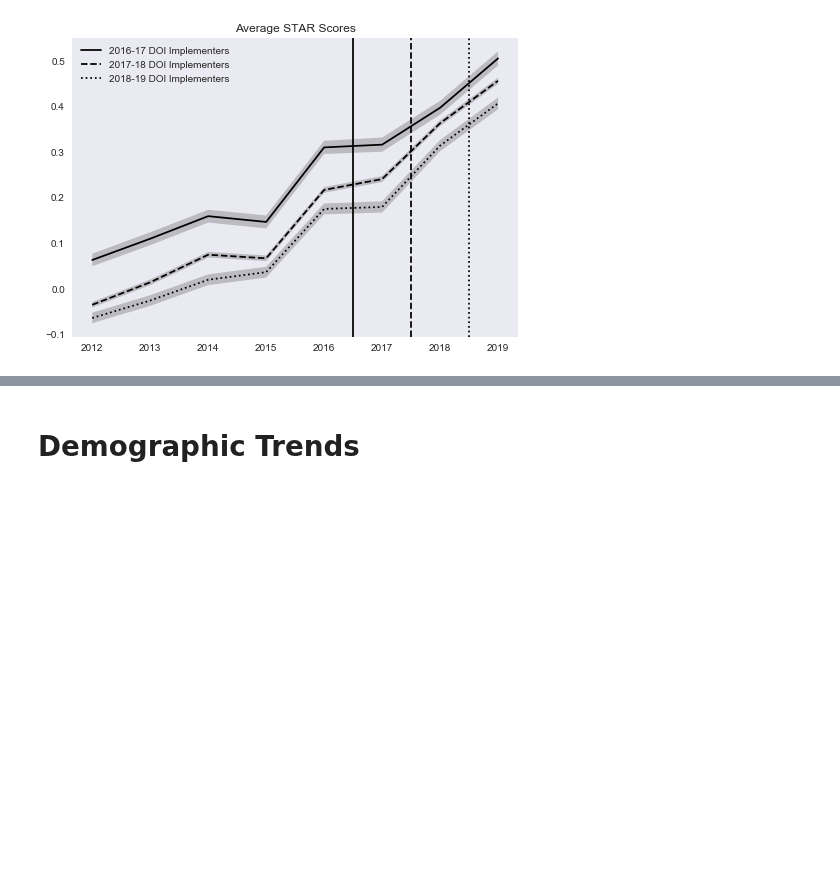
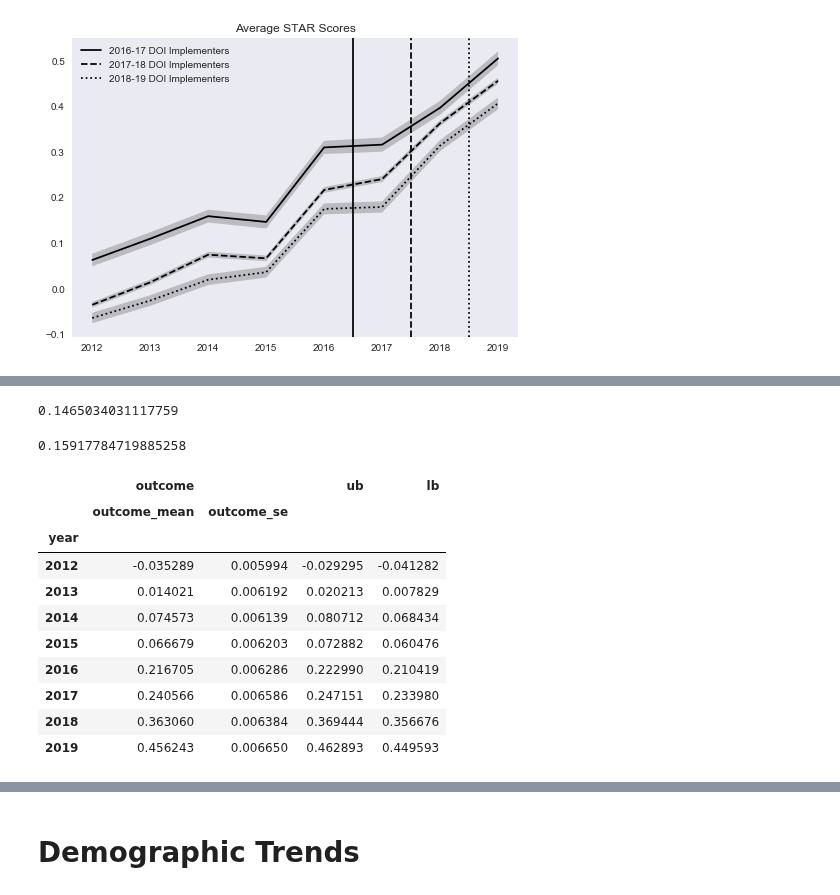
Before and after one commit to KylieLAnglin/dofis, a Jupyter notebook: analysis/Who Needs Rules/04b_graphs_trends_subject_df.ipynb, the cells around one changed output, grey strips where cells are left out. Drawn from its saved outputs; the diff is of its cells as text; code cells hidden in the pictures; blank space fills up the shorter version.

```diff
--- a/analysis/Who Needs Rules/04b_graphs_trends_subject_df.ipynb
+++ b/analysis/Who Needs Rules/04b_graphs_trends_subject_df.ipynb
@@ -127,7 +129,7 @@ plt.show()
 def create_group_df(df, outcome):
     df['outcome'] = df[outcome]
     new_df = pd.DataFrame(df.groupby(['year']).agg({'outcome': ['mean', 'sem']}))
-    new_df = new_df.rename(columns = {'mean': 'score_mean', 'sem': 'score_se'})
-    new_df['ub'] = new_df['outcome']['score_mean'] + new_df['outcome']['score_se']
-    new_df['lb'] = new_df['outcome']['score_mean'] - new_df['outcome']['score_se']
+    new_df = new_df.rename(columns = {'mean': 'outcome_mean', 'sem': 'outcome_se'})
+    new_df['ub'] = new_df['outcome']['outcome_mean'] + new_df['outcome']['outcome_se']
+    new_df['lb'] = new_df['outcome']['outcome_mean'] - new_df['outcome']['outcome_se']
     return new_df
@@ -201,0 +205,22 @@ title_labels = {'avescores': 'Average STAR', 'elem_math': 'Elementary Math', 'el
+# %%
+df_treat2016['outcome']['outcome_mean'].loc[2015]
+# %% [output]
+0.1465034031117759
+# %%
+df_treat2016['outcome']['outcome_mean'].loc[2014]
+# %% [output]
+0.15917784719885258
+# %%
+df_treat2017
+# %% [output]
+|  | outcome |  | ub | lb |
+|  | outcome_mean | outcome_se |  |  |
+| year |  |  |  |  |
+| 2012 | -0.035289 | 0.005994 | -0.029295 | -0.041282 |
+| 2013 | 0.014021 | 0.006192 | 0.020213 | 0.007829 |
+| 2014 | 0.074573 | 0.006139 | 0.080712 | 0.068434 |
+| 2015 | 0.066679 | 0.006203 | 0.072882 | 0.060476 |
+| 2016 | 0.216705 | 0.006286 | 0.222990 | 0.210419 |
+| 2017 | 0.240566 | 0.006586 | 0.247151 | 0.233980 |
+| 2018 | 0.363060 | 0.006384 | 0.369444 | 0.356676 |
+| 2019 | 0.456243 | 0.006650 | 0.462893 | 0.449593 |
```
Also changed, not shown: parts of 29 cells of this notebook.
